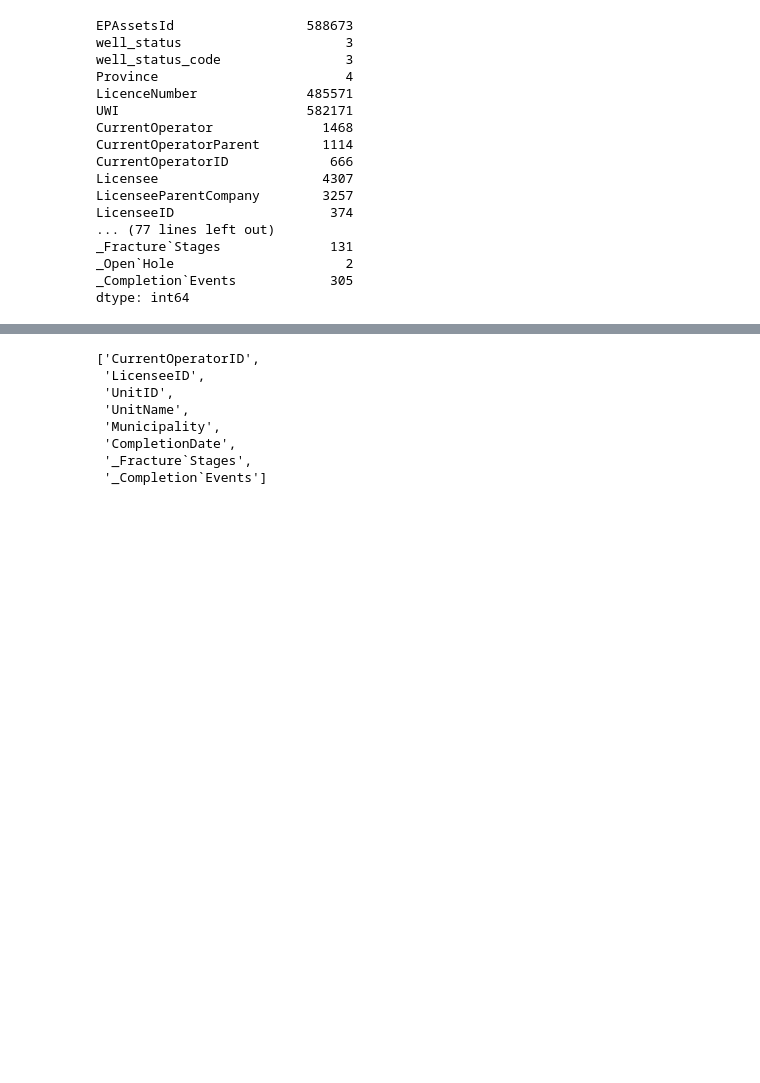
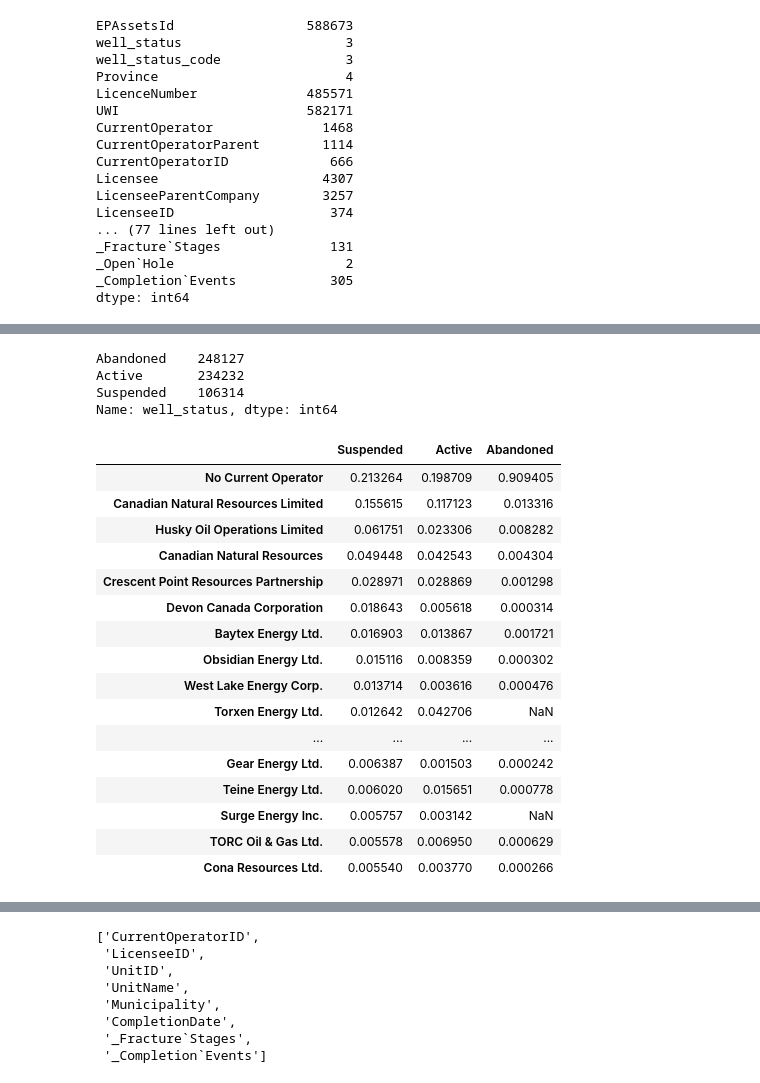
Before and after one commit to Mghane/reCLAIM-2019-Competition, a Jupyter notebook: Classification_Meisam.ipynb, the cells around one changed output, grey strips where cells are left out. Saved outputs shown, nothing was run; the diff lists cells and outputs as text; code cells hidden in the pictures; blank space fills up the shorter version.

```diff
--- a/Classification_Meisam.ipynb
+++ b/Classification_Meisam.ipynb
@@ -243,0 +281,31 @@ dtype: int64
+# %%
+df_train['well_status'].value_counts()
+# %% [output]
+Abandoned    248127
+Active       234232
+Suspended    106314
+Name: well_status, dtype: int64
+# %%
+# CurrentOperator
+# great differentiator, dop it in favour of Current Operator parrent
+pd.DataFrame([df_train[df_train['well_status']=='Suspended']['CurrentOperator'].value_counts()/106314,
+                   df_train[df_train['well_status']=='Active']['CurrentOperator'].value_counts()/234232,
+                   df_train[df_train['well_status']=='Abandoned']['CurrentOperator'].value_counts()/248127], index = ['Suspended','Active', 'Abandoned']).transpose().sort_values('Suspended', ascending = False).head(30)
+# %% [output]
+|  | Suspended | Active | Abandoned |
+| No Current Operator | 0.213264 | 0.198709 | 0.909405 |
+| Canadian Natural Resources Limited | 0.155615 | 0.117123 | 0.013316 |
+| Husky Oil Operations Limited | 0.061751 | 0.023306 | 0.008282 |
+| Canadian Natural Resources | 0.049448 | 0.042543 | 0.004304 |
+| Crescent Point Resources Partnership | 0.028971 | 0.028869 | 0.001298 |
+| Devon Canada Corporation | 0.018643 | 0.005618 | 0.000314 |
+| Baytex Energy Ltd. | 0.016903 | 0.013867 | 0.001721 |
+| Obsidian Energy Ltd. | 0.015116 | 0.008359 | 0.000302 |
+| West Lake Energy Corp. | 0.013714 | 0.003616 | 0.000476 |
+| Torxen Energy Ltd. | 0.012642 | 0.042706 | NaN |
+| ... | ... | ... | ... |
+| Gear Energy Ltd. | 0.006387 | 0.001503 | 0.000242 |
+| Teine Energy Ltd. | 0.006020 | 0.015651 | 0.000778 |
+| Surge Energy Inc. | 0.005757 | 0.003142 | NaN |
+| TORC Oil & Gas Ltd. | 0.005578 | 0.006950 | 0.000629 |
+| Cona Resources Ltd. | 0.005540 | 0.003770 | 0.000266 |
```
Also changed, not shown: parts of 17 cells of this notebook.
